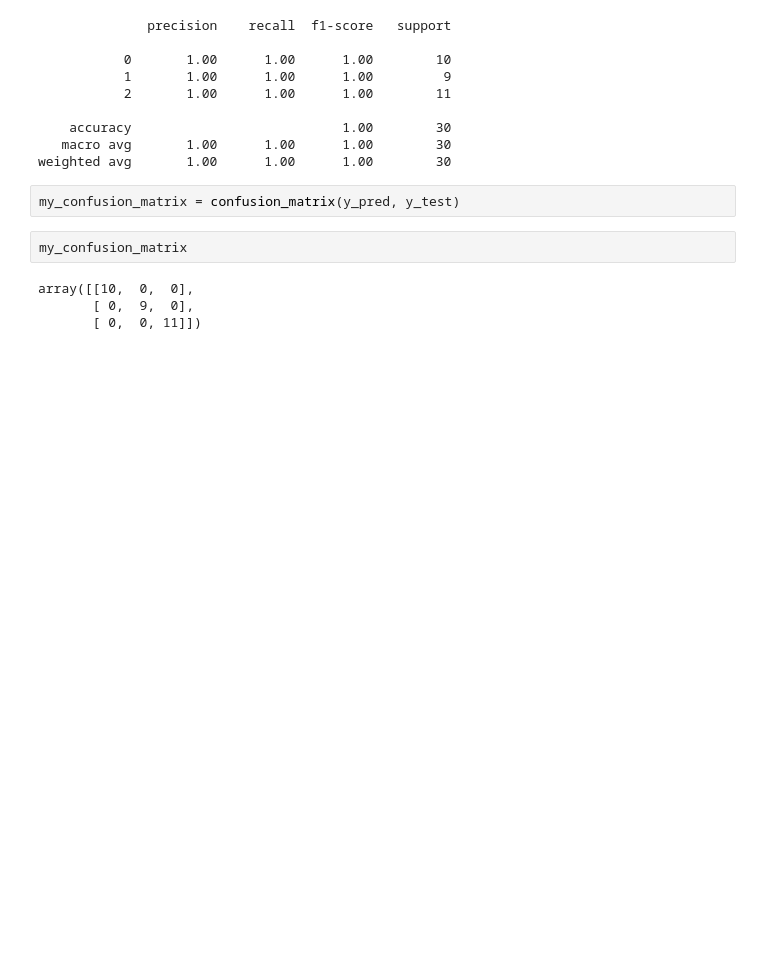
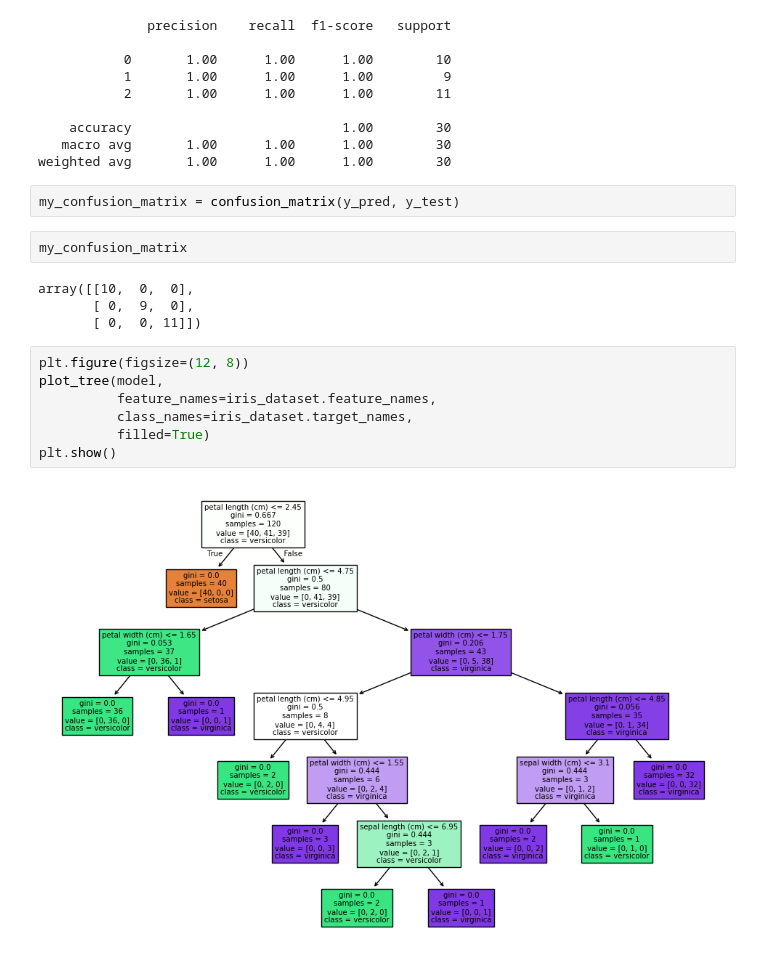
Before and after one commit to NgocSon-AI/Sun-Study-MachineLearningAlgorithms, a Jupyter notebook: Using-Scikit-Learn/Decision_Tree.ipynb, the cells around one changed output. Cells and saved outputs as stored; diff of their text form; blank space fills up the shorter version.

Commit message:
Decision Tree using scikit-learn code added

```diff
--- a/Using-Scikit-Learn/Decision_Tree.ipynb
+++ b/Using-Scikit-Learn/Decision_Tree.ipynb
@@ -43,3 +43,12 @@ my_confusion_matrix
 array([[10,  0,  0],
        [ 0,  9,  0],
        [ 0,  0, 11]])
+# %%
+plt.figure(figsize=(12, 8))
+plot_tree(model,
+          feature_names=iris_dataset.feature_names,
+          class_names=iris_dataset.target_names,
+          filled=True)
+plt.show()
+# %% [output]
+[figure, added]
```
Also changed, not shown: parts of 1 cell of this notebook.
